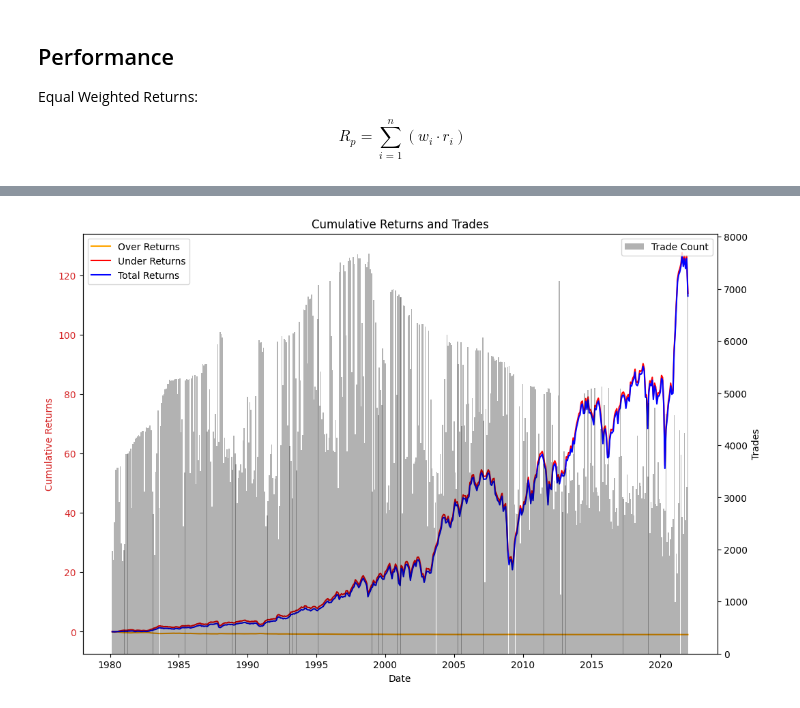
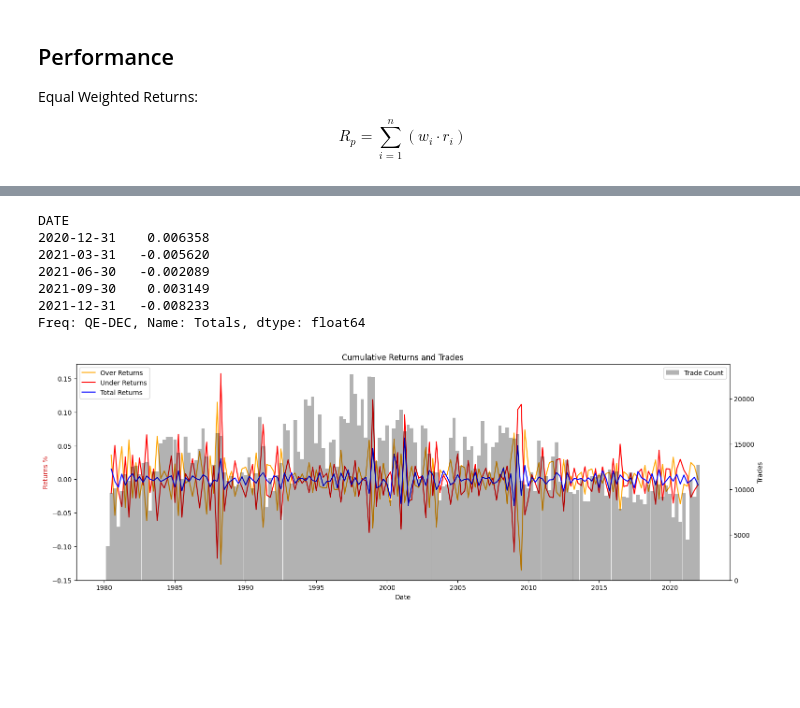
Before and after one commit to adamd1985/pairs_trading_unsupervised_learning, a Jupyter notebook: pairs_unsupervised.ipynb, the cells around one changed output, grey strips where cells are left out. Drawn from its saved outputs; the diff is of its cells as text; code cells hidden in the pictures; blank space fills up the shorter version.

```diff
--- a/pairs_unsupervised.ipynb
+++ b/pairs_unsupervised.ipynb
@@ -708,22 +776,52 @@ Name: Trade Count, dtype: int64
+# %%
+def get_log_rets(re_overs_df, re_unders_df):
+    o = re_overs_df.add(1)
+    o = np.log(o / o.shift(1).fillna(0))
+    u = re_unders_df.add(1)
+    u = np.log(u / u.shift(1).fillna(0))
+
+    log_rets = pd.concat([ o, u, o + u], axis=1)
+    log_rets.columns = ['Overs', 'Unders', 'Totals']
+
+    overs_count = overs_stock_df.groupby("DATE").size().resample('QE').sum()
+    unders_count = unders_stock_df.groupby("DATE").size().resample('QE').sum()
+    log_rets['Trade Count'] = overs_count.values + unders_count.values
+
+    return log_rets
+
+log_rets = get_log_rets(re_overs_df, re_unders_df)
+log_rets['Totals'].tail(5)
+# %% [output]
+DATE
+2020-12-31    0.006358
+2021-03-31   -0.005620
+2021-06-30   -0.002089
+2021-09-30    0.003149
+2021-12-31   -0.008233
+Freq: QE-DEC, Name: Totals, dtype: float64
 # %%
-fig, ax1 = plt.subplots(figsize=(12, 8))
+def plot_log_rets(cumulative_returns):
+    fig, ax1 = plt.subplots(figsize=(18, 6))
 
-ax1.set_xlabel('Date')
-ax1.set_ylabel('Cumulative Returns', color='tab:red')
-ax1.plot(cumulative_returns.index, cumulative_returns['Overs'], label='Over Returns', color='orange')
-ax1.plot(cumulative_returns.index, cumulative_returns['Unders'], label='Under Returns', color='r')
-ax1.plot(cumulative_returns.index, cumulative_returns['Totals'], label='Total Returns', color='b')
-ax1.tick_params(axis='y', labelcolor='tab:red')
-ax1.legend(loc='upper left')
+    ax1.set_xlabel('Date')
+    ax1.set_ylabel('Returns %', color='tab:red')
+    ax1.plot(cumulative_returns.index, cumulative_returns['Overs'], label='Over Returns', color='orange')
+    ax1.plot(cumulative_returns.index, cumulative_returns['Unders'], label='Under Returns', color='r')
+    ax1.plot(cumulative_returns.index, cumulative_returns['Totals'], label='Total Returns', color='b')
+    ax1.tick_params(axis='y')
+    ax1.legend(loc='upper left')
 
-ax2 = ax1.twinx()
-ax2.bar(cumulative_returns.index, cumulative_returns['Trade Count'], label='Trade Count', color='k', alpha=0.3, width=(cumulative_returns.index[1] - cumulative_returns.index[0]).days)
-ax2.set_ylabel('Trades', color='k')
-ax2.set_ylabel('Trades', color='k')
-ax2.tick_params(axis='y', labelcolor='k')
-ax2.legend(loc='upper right')
+    ax2 = ax1.twinx()
+    ax2.bar(cumulative_returns.index, cumulative_returns['Trade Count'], label='Trade Count', color='k', alpha=0.3, width=365//4)
+    ax2.set_ylabel('Trades', color='k')
+    ax2.set_ylabel('Trades', color='k')
+    ax2.tick_params(axis='y')
+    ax2.legend(loc='upper right')
 
+    return fig, ax1, ax2
+
+plot_log_rets(log_rets)
 plt.title('Cumulative Returns and Trades')
 plt.show()
 # %% [output]
-[figure, old version]
+[figure, new version]
```
Also changed, not shown: parts of 22 cells of this notebook.
